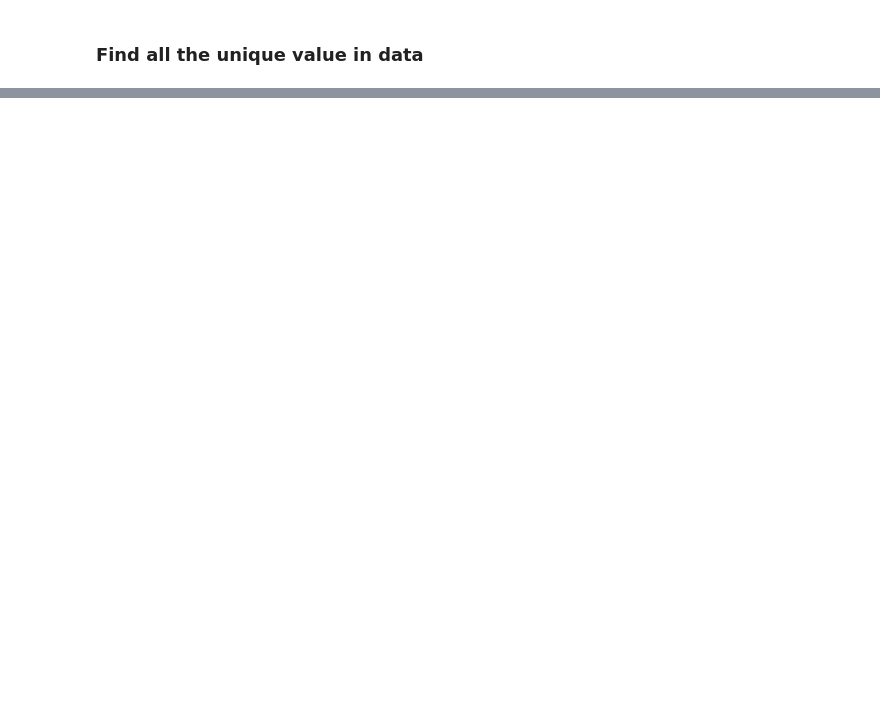
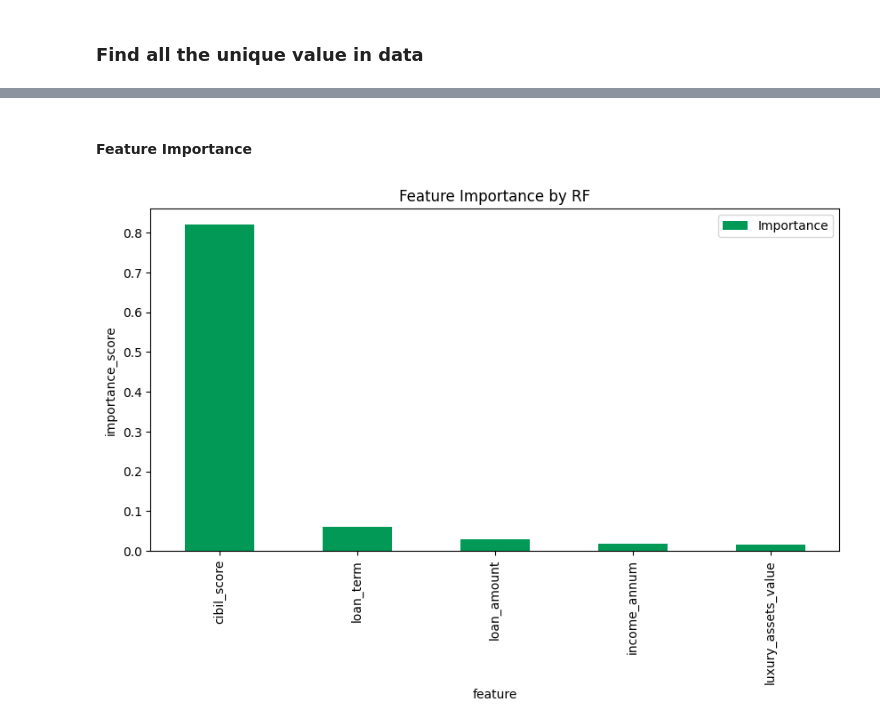
Before and after one commit to AdirajJohn/Loan_Approval_Prediction, a Jupyter notebook: loan_approval_model.ipynb, the cells around one changed output, grey strips where cells are left out. Saved outputs shown, nothing was run; the diff lists cells and outputs as text; code cells hidden in the pictures; blank space fills up the shorter version.

```diff
--- a/loan_approval_model.ipynb
+++ b/loan_approval_model.ipynb
@@ -92,0 +185,6 @@ for i in categorical:
+# %%
+feature=list(categorical)
+le=LabelEncoder()
+for i in feature:
+    df[i]=le.fit_transform(df[i])
+print(df.head(2))
@@ -92,0 +205,3 @@ for i in categorical:
+# %%
+y=df.iloc[:,-1]
+x=df.iloc[:,0:11]
@@ -92,0 +274,11 @@ for i in categorical:
+# %% [markdown]
+#### Feature Importance
+# %%
+feature_importance=pd.DataFrame({"Importance":RF().fit(x,y).feature_importances_},index=x.columns)
+feature_importance.sort_values(by="Importance",ascending=False,axis=0)[:5].plot(kind="bar",color='#019955',figsize=(10,5))
+plt.title("Feature Importance by RF")
+plt.xlabel("feature")
+plt.ylabel("importance_score")
+plt.show()
+# %% [output]
+[figure, added]
```
Also changed, not shown: parts of 31 cells of this notebook.
